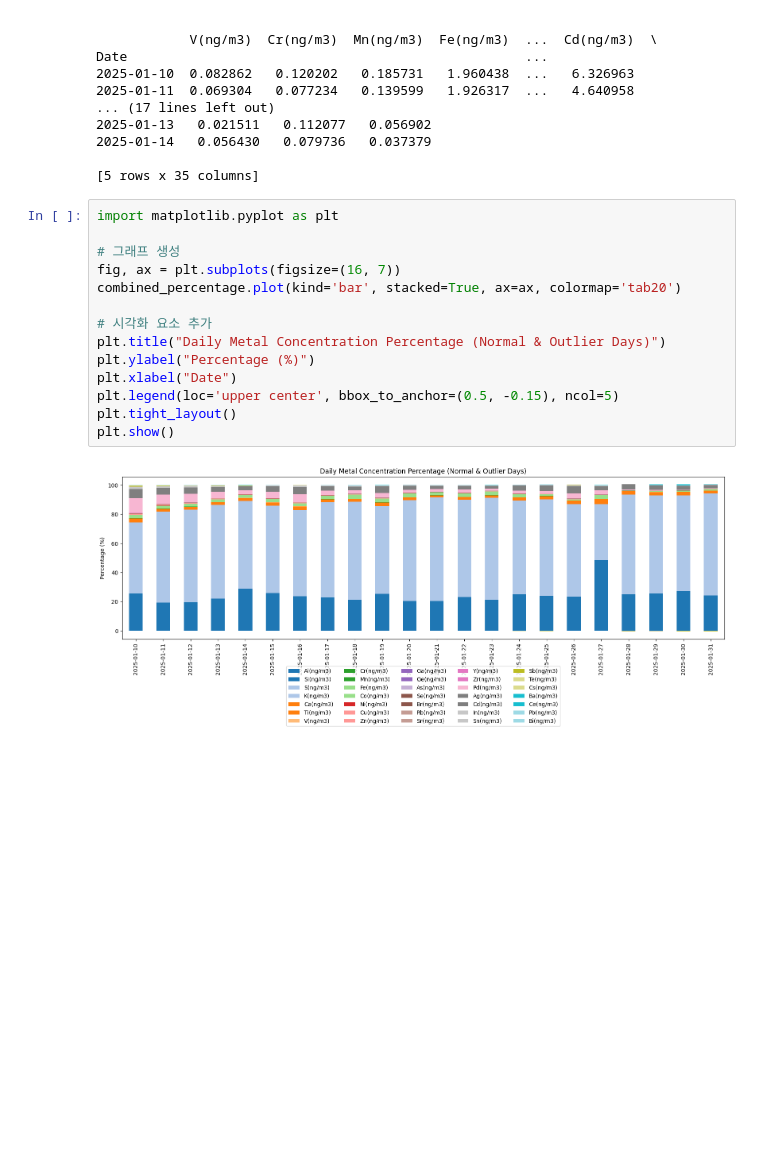
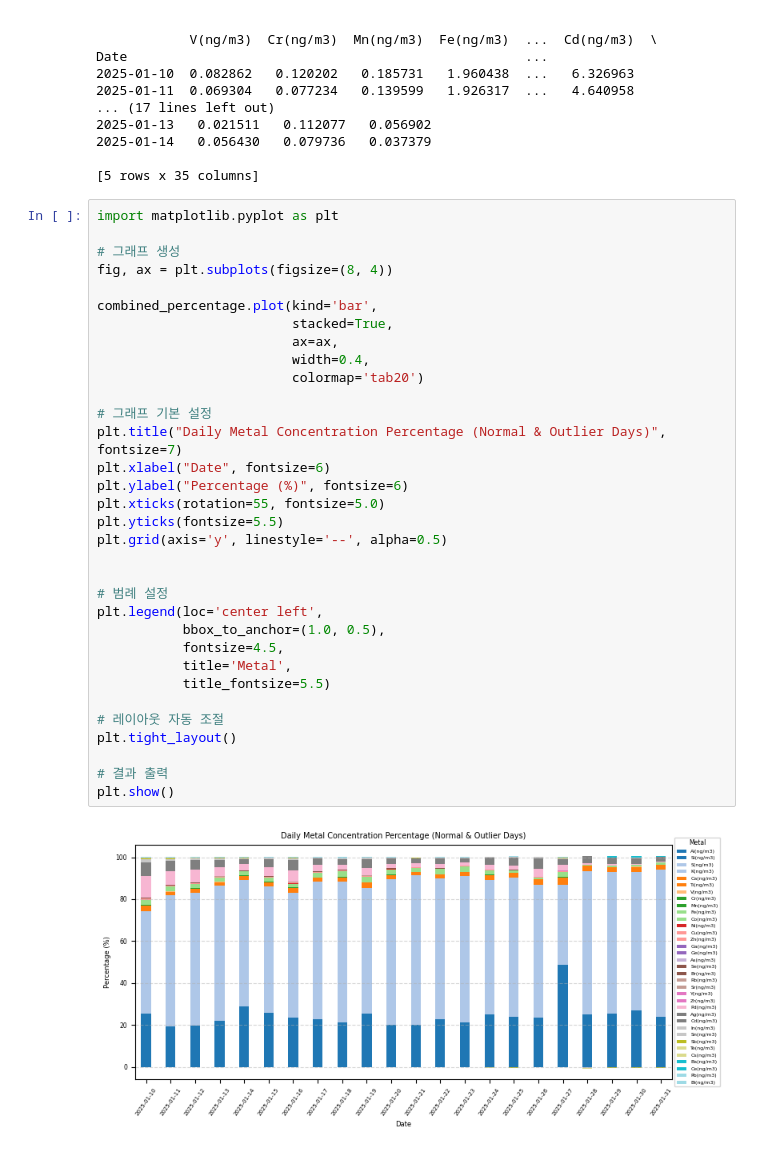
Before and after one commit to hyen0322/Data, a Jupyter notebook: Daily Metal Concentration Percentage.ipynb, the cells around one changed output. Cells and saved outputs as stored; diff of their text form; blank space fills up the shorter version.

```diff
--- a/Daily Metal Concentration Percentage.ipynb
+++ b/Daily Metal Concentration Percentage.ipynb
@@ -104,16 +104,35 @@ Date                                                   ...
 # %%
 import matplotlib.pyplot as plt
 
 # 그래프 생성
-fig, ax = plt.subplots(figsize=(16, 7))
-combined_percentage.plot(kind='bar', stacked=True, ax=ax, colormap='tab20')
+fig, ax = plt.subplots(figsize=(8, 4))
 
-# 시각화 요소 추가
-plt.title("Daily Metal Concentration Percentage (Normal & Outlier Days)")
-plt.ylabel("Percentage (%)")
-plt.xlabel("Date")
-plt.legend(loc='upper center', bbox_to_anchor=(0.5, -0.15), ncol=5)
+combined_percentage.plot(kind='bar',
+                         stacked=True,
+                         ax=ax,
+                         width=0.4,
+                         colormap='tab20')
+
+# 그래프 기본 설정
+plt.title("Daily Metal Concentration Percentage (Normal & Outlier Days)", fontsize=7)
+plt.xlabel("Date", fontsize=6)
+plt.ylabel("Percentage (%)", fontsize=6)
+plt.xticks(rotation=55, fontsize=5.0)
+plt.yticks(fontsize=5.5)
+plt.grid(axis='y', linestyle='--', alpha=0.5)
+
+
+# 범례 설정
+plt.legend(loc='center left',
+           bbox_to_anchor=(1.0, 0.5),
+           fontsize=4.5,
+           title='Metal',
+           title_fontsize=5.5)
+
+# 레이아웃 자동 조절
 plt.tight_layout()
+
+# 결과 출력
 plt.show()
 # %% [output]
-[figure, old version]
+[figure, new version]
```
